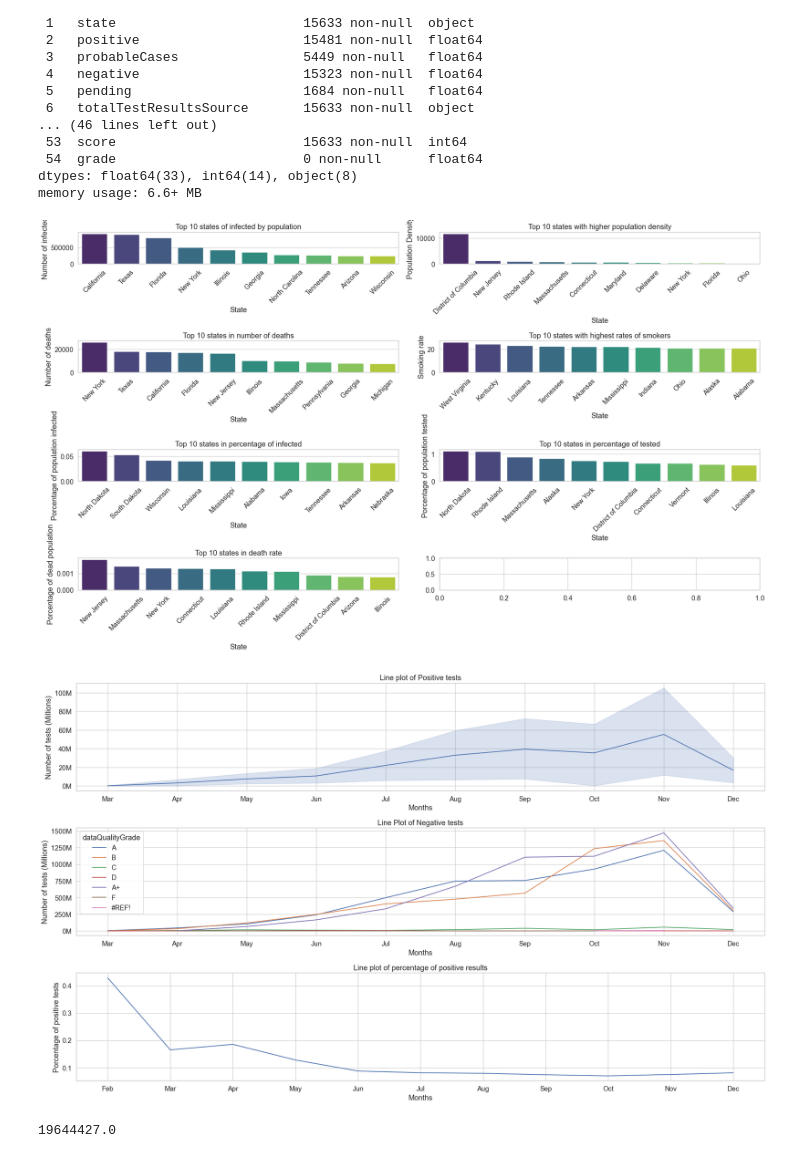
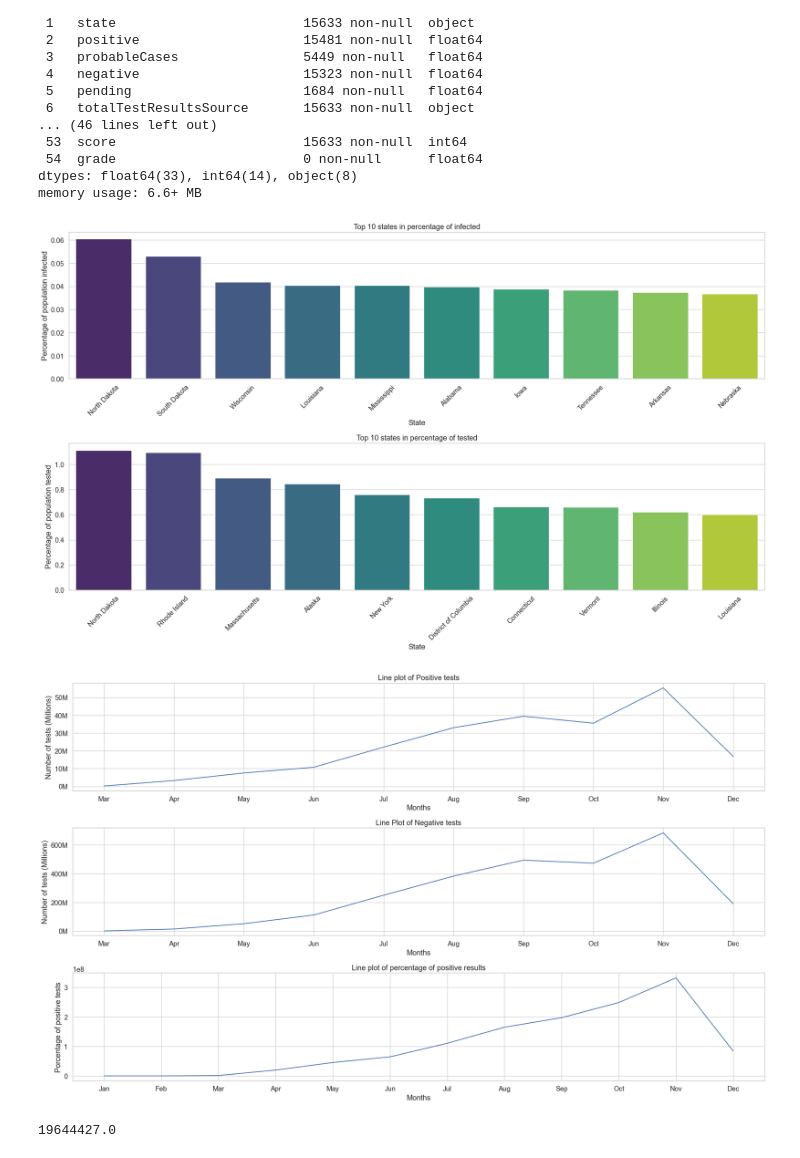
Before and after one commit to ollie-gats/BSE_brush_up_python_project, a Jupyter notebook: final_project_part1.ipynb, the cells around one changed output. Saved outputs shown, nothing was run; the diff lists cells and outputs as text; code cells hidden in the pictures.

Commit message:
Modified the graphs of part 2

```diff
--- a/final_project_part1.ipynb
+++ b/final_project_part1.ipynb
@@ -66,14 +66,15 @@ sorted_porc_dead = states_data.sort_values('%pop_dead', ascending=False).head(10
 
 sns.set_theme(font_scale=1.2)
 sns.set_style("whitegrid")
-fig, axes = plt.subplots(4, 2, figsize=(20,12))  # 4 rows, 2 columns for 7 subplots
+fig, axes = plt.subplots(2, 1, figsize=(20, 12))  # 2 rows, 1 column for 2 subplots
 
 # Define a custom color palette
 # Set the color palette for your plots
 custom_palette = sns.color_palette("viridis", n_colors=10)
 sns.set_palette(custom_palette)
 
-# 1st plot Num Infected
+
+'''# 1st plot Num Infected
 sns.barplot(x='State', y='Infected', data=sorted_infected, ax=axes[0,0])
 axes[0,0].set_xlabel('State')
 axes[0,0].set_ylabel('Number of infected')
@@ -89,47 +90,47 @@ plt.setp(axes[0,1].xaxis.get_majorticklabels(), rotation=45)
 
 # 3rd plot Num Deaths
 sns.barplot(x='State', y='Deaths', data=sorted_death, ax=axes[1,0])
 axes[1,0].set_xlabel('State')
 axes[1,0].set_ylabel('Number of deaths')
 axes[1,0].set_title('Top 10 states in number of deaths')
 plt.setp(axes[1,0].xaxis.get_majorticklabels(), rotation=45)
 
 # 4th plot Rate Smokers
 sns.barplot(x='State', y='Smoking Rate', data=sorted_smoking, ax=axes[1,1])
 axes[1,1].set_xlabel('State')
 axes[1,1].set_ylabel('Smoking rate')
 axes[1,1].set_title('Top 10 states with highest rates of smokers')
-plt.setp(axes[1,1].xaxis.get_majorticklabels(), rotation=45)
+plt.setp(axes[1,1].xaxis.get_majorticklabels(), rotation=45)'''
 
 # 5th plot
-sns.barplot(x='State', y='%pop_infected', data=sorted_porc_inf, ax=axes[2,0])
-axes[2,0].set_xlabel('State')
-axes[2,0].set_ylabel('Porcentage of population infected')
-axes[2,0].set_title('Top 10 states in percentage of infected')
-plt.setp(axes[2,0].xaxis.get_majorticklabels(), rotation=45)
+sns.barplot(x='State', y='%pop_infected', data=sorted_porc_inf, ax=axes[0])
+axes[0].set_xlabel('State')
+axes[0].set_ylabel('Percentage of population infected')
+axes[0].set_title('Top 10 states in percentage of infected')
+plt.setp(axes[0].xaxis.get_majorticklabels(), rotation=45)
 
 # 6th plot
-sns.barplot(x='State', y='%pop_tested', data=sorted_porc_tes, ax=axes[2,1])
-axes[2,1].set_xlabel('State')
-axes[2,1].set_ylabel('Porcentage of population tested')
-axes[2,1].set_title('Top 10 states in percentage of tested')
-plt.setp(axes[2,1].xaxis.get_majorticklabels(), rotation=45)
+sns.barplot(x='State', y='%pop_tested', data=sorted_porc_tes, ax=axes[1])
+axes[1].set_xlabel('State')
+axes[1].set_ylabel('Percentage of population tested')
+axes[1].set_title('Top 10 states in percentage of tested')
+plt.setp(axes[1].xaxis.get_majorticklabels(), rotation=45)
 
-# 7th plot
+'''# 7th plot
 sns.barplot(x='State', y='%pop_dead', data=sorted_porc_dead, ax=axes[3,0])
 axes[3,0].set_xlabel('State')
 axes[3,0].set_ylabel('Porcentage of dead population')
 axes[3,0].set_title('Top 10 states in death rate')
-plt.setp(axes[3,0].xaxis.get_majorticklabels(), rotation=45)
+plt.setp(axes[3,0].xaxis.get_majorticklabels(), rotation=45)'''
 
 
 # Adjust subplot layout
 plt.tight_layout()
 
 # Show the plots
 plt.show()
 # %% [output]
-[figure, old version]
+[figure, new version]
 # %%
 #Group by month and dataQuality
 grouped_data1 = covid_data.groupby(by = ['month', 'month_name', 'dataQualityGrade']).agg({'positive':'sum', 'negative':'sum', 'death':'sum', 'hospitalized':'sum'})
@@ -143,18 +144,21 @@ sns.set_style("whitegrid")
 fig, axes = plt.subplots(3, 1, figsize=(20,12))  # 4 row, 1 columns for 6 subplots
 
 
-sns.lineplot(x='month_name', y='positive', data=grouped_data1, legend=True, ax=axes[0])
+sns.lineplot(x='month_name', y='positive', data=grouped_data1, legend=True, ax=axes[0],ci=None)
 axes[0].set_xlabel('Months')
-axes[0].set_ylabel('Number of tests (Millions)')
+axes[0].set_ylabel('Number of + tests (Millions)')
 axes[0].set_title('Line plot of Positive tests')
-sns.lineplot(x='month_name', y='negative', data=grouped_data1, hue='dataQualityGrade', legend=True, ax=axes[1])
+
+sns.lineplot(x='month_name', y='negative', data=grouped_data1,  legend=True, ax=axes[1],ci=None)
 axes[1].set_xlabel('Months')
-axes[1].set_ylabel('Number of tests (Millions)')
+axes[1].set_ylabel('Number of - tests (Millions)')
 axes[1].set_title('Line Plot of Negative tests')
-sns.lineplot(x='month_name', y='%Positives_Tests', data=grouped_data2, ax=axes[2])
+
+sns.lineplot(x='month_name', y='positive', data=grouped_data2, ax=axes[2])
 axes[2].set_xlabel('Months')
 axes[2].set_ylabel('Porcentage of positive tests')
 axes[2].set_title('Line plot of percentage of positive results')
+
 # Plot evolution of number of total test over time
 
 # Create a custom formatter to show units in millions
@@ -172,7 +176,7 @@ plt.tight_layout()
 # Show the plots
 plt.show()
 # %% [output]
-[figure, old version]
+[figure, new version]
 # %%
 covid_data[covid_data['month']==4]['positive'].sum()
 # %% [output]
```
Also changed, not shown: parts of 2 cells of this notebook.
